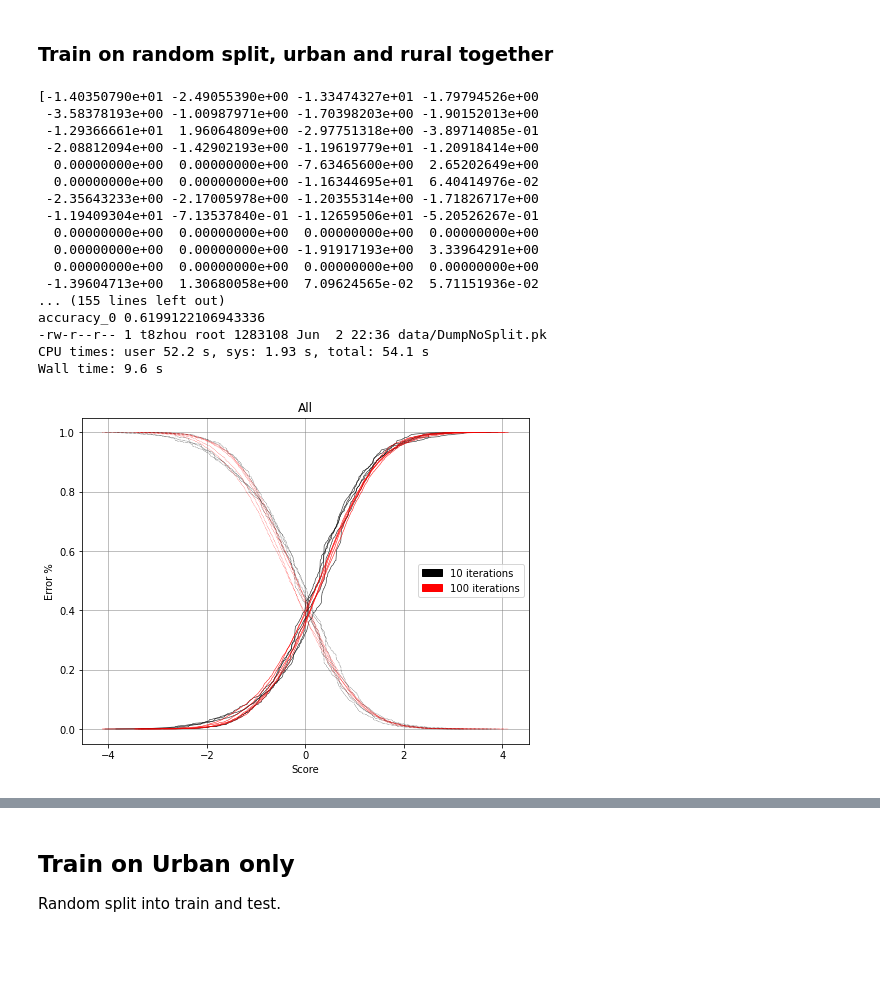
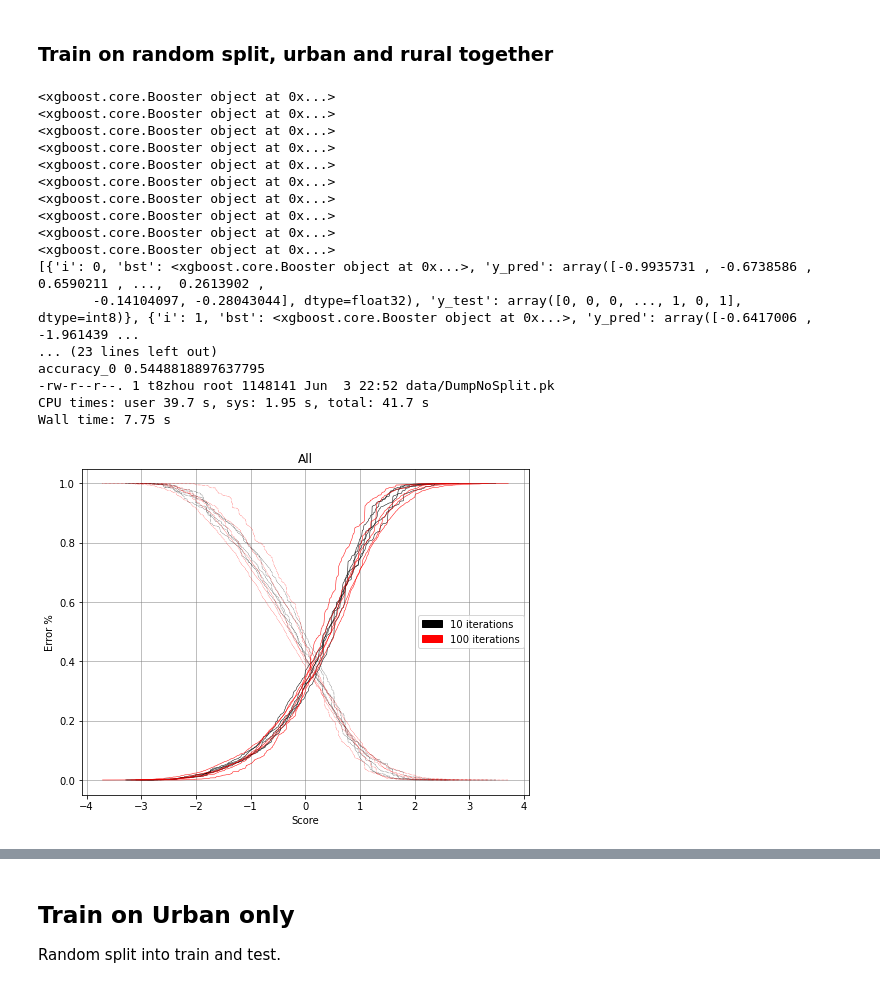
Before and after one commit to KevinZhoutianyi/Public-CSE255-2022, a Jupyter notebook: notebooks/Section4-Final-Project/KDTrees+XGBoost/No-abstain.ipynb, the cells around one changed output, grey strips where cells are left out. Drawn from its saved outputs; the diff is of its cells as text; code cells hidden in the pictures; blank space fills up the shorter version.

```diff
--- a/notebooks/Section4-Final-Project/KDTrees+XGBoost/No-abstain.ipynb
+++ b/notebooks/Section4-Final-Project/KDTrees+XGBoost/No-abstain.ipynb
@@ -133,54 +120,54 @@ Test=D.get_subset(~train_selector)
 
 param['num_round']=10
 log10=simple_bootstrap(Train,Test,param,ensemble_size=5)
-print(Train[0])
-print(Test)
-param['num_round']=100
+# print(Train[0])
+# print(Test)
+param['num_round']=500
 log100=simple_bootstrap(Train,Test,param,ensemble_size=5)
 print(log10)
 
 # param['num_round']=10
 # log10=simple_bootstrap(Train,Test,param,ensemble_size=30)
 # param['num_round']=100
 # log100=simple_bootstrap(Train,Test,param,ensemble_size=30)
 
 styled_logs=[
     {   'log':log10,
         'style':['k:','k-'],
         'label':'10 iterations',
         'label_color':'k'
     },
     {   'log':log100,
         'style':['r:','r-'],
         'label':'100 iterations',
         'label_color':'r'
     }
 ]
 _mean,_std=plot_scores(styled_logs,title='All')
 
 pickle_file=f'data/DumpNoSplit.pk'
 Dump={'styled_logs':styled_logs,
      'tree':tree,
      'mean':_mean,
      'std':_std}
 pkl.dump(Dump,open(pickle_file,'wb'))
 !ls -l $pickle_file
 # %% [output]
-[-1.40350790e+01 -2.49055390e+00 -1.33474327e+01 -1.79794526e+00
- -3.58378193e+00 -1.00987971e+00 -1.70398203e+00 -1.90152013e+00
- -1.29366661e+01  1.96064809e+00 -2.97751318e+00 -3.89714085e-01
- -2.08812094e+00 -1.42902193e+00 -1.19619779e+01 -1.20918414e+00
-  0.00000000e+00  0.00000000e+00 -7.63465600e+00  2.65202649e+00
-  0.00000000e+00  0.00000000e+00 -1.16344695e+01  6.40414976e-02
- -2.35643233e+00 -2.17005978e+00 -1.20355314e+00 -1.71826717e+00
- -1.19409304e+01 -7.13537840e-01 -1.12659506e+01 -5.20526267e-01
-  0.00000000e+00  0.00000000e+00  0.00000000e+00  0.00000000e+00
-  0.00000000e+00  0.00000000e+00 -1.91917193e+00  3.33964291e+00
-  0.00000000e+00  0.00000000e+00  0.00000000e+00  0.00000000e+00
- -1.39604713e+00  1.30680058e+00  7.09624565e-02  5.71151936e-02
-... (155 lines left out)
-accuracy_0 0.6199122106943336
--rw-r--r-- 1 t8zhou root 1283108 Jun  2 22:36 data/DumpNoSplit.pk
-CPU times: user 52.2 s, sys: 1.93 s, total: 54.1 s
-Wall time: 9.6 s
+<xgboost.core.Booster object at 0x...>
+<xgboost.core.Booster object at 0x...>
+<xgboost.core.Booster object at 0x...>
+<xgboost.core.Booster object at 0x...>
+<xgboost.core.Booster object at 0x...>
+<xgboost.core.Booster object at 0x...>
+<xgboost.core.Booster object at 0x...>
+<xgboost.core.Booster object at 0x...>
+<xgboost.core.Booster object at 0x...>
+<xgboost.core.Booster object at 0x...>
+[{'i': 0, 'bst': <xgboost.core.Booster object at 0x...>, 'y_pred': array([-0.9935731 , -0.6738586 ,  0.6590211 , ...,  0.2613902 ,
+       -0.14104097, -0.28043044], dtype=float32), 'y_test': array([0, 0, 0, ..., 1, 0, 1], dtype=int8)}, {'i': 1, 'bst': <xgboost.core.Booster object at 0x...>, 'y_pred': array([-0.6417006 , -1.961439 ...
+... (23 lines left out)
+accuracy_0 0.5448818897637795
+-rw-r--r--. 1 t8zhou root 1148141 Jun  3 22:52 data/DumpNoSplit.pk
+CPU times: user 39.7 s, sys: 1.95 s, total: 41.7 s
+Wall time: 7.75 s
-[figure, old version]
+[figure, new version]
```
Also changed, not shown: parts of 10 cells of this notebook, 8 other files.
